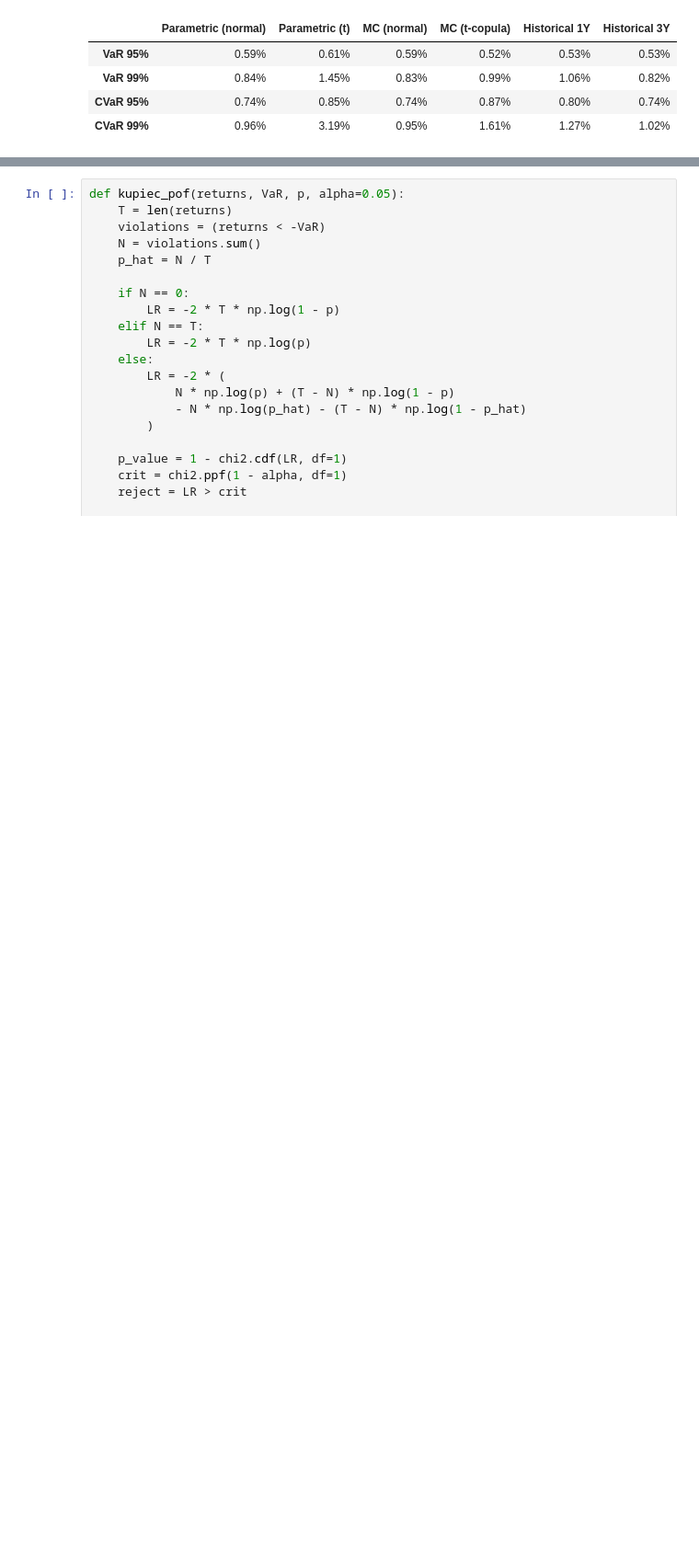
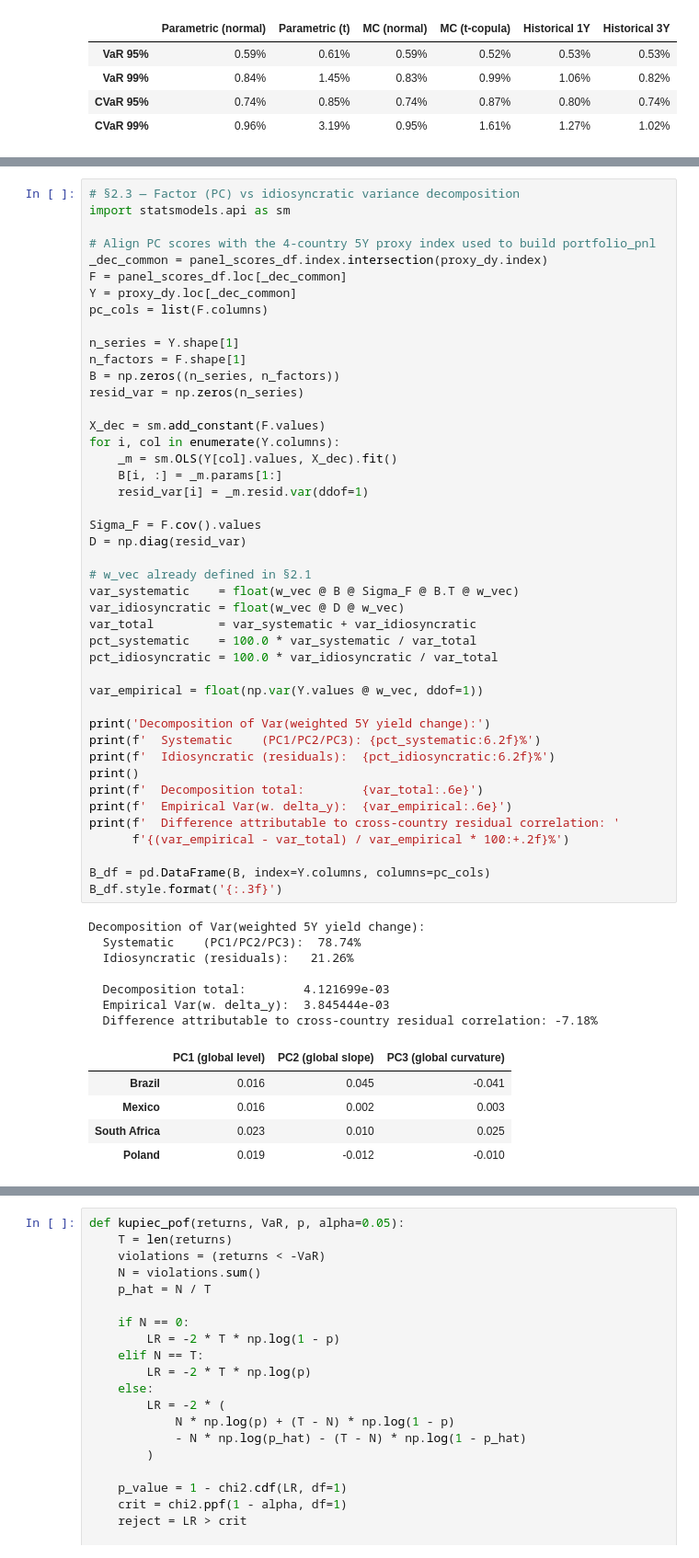
Before and after one commit to NicolasHY/Fixed-Income-Analytics, a Jupyter notebook: main.ipynb, the cells around one changed output, grey strips where cells are left out. Shown at 92% size. Cells and saved outputs as stored; diff of their text form; blank space fills up the shorter version.

```diff
--- a/main.ipynb
+++ b/main.ipynb
@@ -1001,0 +1012,57 @@ summary.map(lambda x: f"{x:.2%}")
+# %%
+# §2.3 — Factor (PC) vs idiosyncratic variance decomposition
+import statsmodels.api as sm
+
+# Align PC scores with the 4-country 5Y proxy index used to build portfolio_pnl
+_dec_common = panel_scores_df.index.intersection(proxy_dy.index)
+F = panel_scores_df.loc[_dec_common]
+Y = proxy_dy.loc[_dec_common]
+pc_cols = list(F.columns)
+
+n_series = Y.shape[1]
+n_factors = F.shape[1]
+B = np.zeros((n_series, n_factors))
+resid_var = np.zeros(n_series)
+
+X_dec = sm.add_constant(F.values)
+for i, col in enumerate(Y.columns):
+    _m = sm.OLS(Y[col].values, X_dec).fit()
+    B[i, :] = _m.params[1:]
+    resid_var[i] = _m.resid.var(ddof=1)
+
+Sigma_F = F.cov().values
+D = np.diag(resid_var)
+
+# w_vec already defined in §2.1
+var_systematic    = float(w_vec @ B @ Sigma_F @ B.T @ w_vec)
+var_idiosyncratic = float(w_vec @ D @ w_vec)
+var_total         = var_systematic + var_idiosyncratic
+pct_systematic    = 100.0 * var_systematic / var_total
+pct_idiosyncratic = 100.0 * var_idiosyncratic / var_total
+
+var_empirical = float(np.var(Y.values @ w_vec, ddof=1))
+
+print('Decomposition of Var(weighted 5Y yield change):')
+print(f'  Systematic    (PC1/PC2/PC3): {pct_systematic:6.2f}%')
+print(f'  Idiosyncratic (residuals):  {pct_idiosyncratic:6.2f}%')
+print()
+print(f'  Decomposition total:        {var_total:.6e}')
+print(f'  Empirical Var(w. delta_y):  {var_empirical:.6e}')
+print(f'  Difference attributable to cross-country residual correlation: '
+      f'{(var_empirical - var_total) / var_empirical * 100:+.2f}%')
+
+B_df = pd.DataFrame(B, index=Y.columns, columns=pc_cols)
+B_df.style.format('{:.3f}')
+# %% [output]
+Decomposition of Var(weighted 5Y yield change):
+  Systematic    (PC1/PC2/PC3):  78.74%
+  Idiosyncratic (residuals):   21.26%
+
+  Decomposition total:        4.121699e-03
+  Empirical Var(w. delta_y):  3.845444e-03
+  Difference attributable to cross-country residual correlation: -7.18%
+|  | PC1 (global level) | PC2 (global slope) | PC3 (global curvature) |
+| Brazil | 0.016 | 0.045 | -0.041 |
+| Mexico | 0.016 | 0.002 | 0.003 |
+| South Africa | 0.023 | 0.010 | 0.025 |
+| Poland | 0.019 | -0.012 | -0.010 |
```
Also changed, not shown: parts of 4 cells of this notebook, 2 other files.
